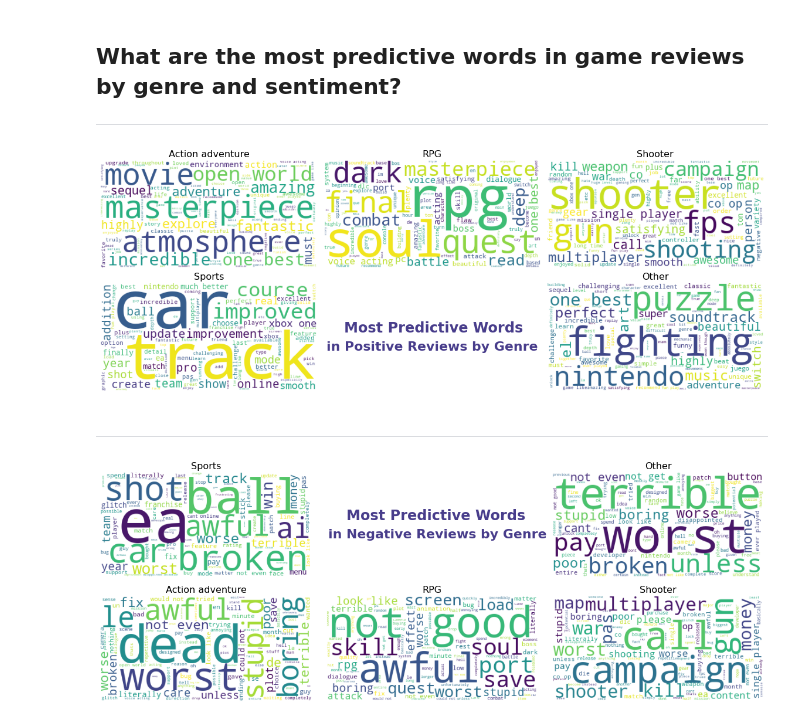
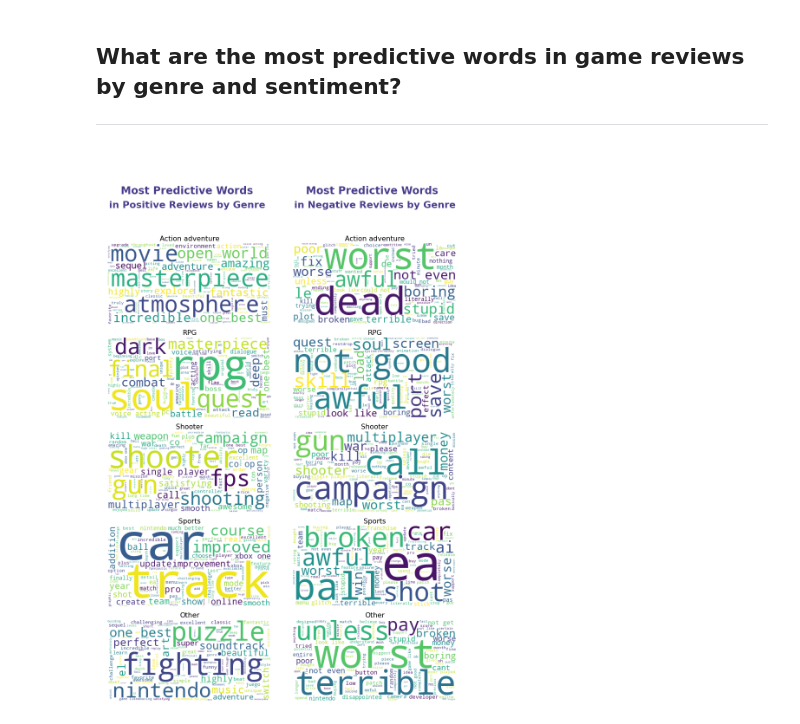
Before and after one commit to filiaguilar/Springboard-DS, a Jupyter notebook: Capstone 2/Exploratory Data Analysis.ipynb, the cells around one changed output. Cells and saved outputs as stored; diff of their text form; code cells hidden in the pictures.

```diff
--- a/Capstone 2/Exploratory Data Analysis.ipynb
+++ b/Capstone 2/Exploratory Data Analysis.ipynb
@@ -474,8 +449,6 @@ Action adventure games consist of words that align with story telling aspects su
 ## What are the most predictive words in game reviews by genre and sentiment?
 ***
 # %%
-from IPython.display import display, Markdown
-
 # Create term document matrix of all words with CountVectorizer
 cv = CountVectorizer(min_df=0.02, max_df=0.99, ngram_range=(1,2))
 X = cv.fit_transform(reviews)
@@ -487,14 +460,14 @@ lst_sents = list(df.usersentiment)
 
 # Reinstantiate iterator object for subplots
 genre = iter(genres)
-plt.rcParams['figure.figsize'] = [16, 6]
+plt.rcParams['figure.figsize'] = [12, 18]
 
 # Create a subplot for each positive genre review's word cloud
-for i in range(1,7):
-    if i == 5:
-        plt.subplot(2,3,i)
-        plt.text(0.095, 0.55, 'Most Predictive Words', fontsize=24, fontweight='bold', color='darkslateblue')
-        plt.text(0.015, 0.385, 'in Positive Reviews by Genre', fontsize=22, fontweight='bold', color='darkslateblue')
+for i in range(1,13,2):
+    if i == 1:
+        plt.subplot(6,2,i)
+        plt.text(0.12, 0.45, 'Most Predictive Words', fontsize=24, fontweight='bold', color='darkslateblue')
+        plt.text(0.055, 0.285, 'in Positive Reviews by Genre', fontsize=22, fontweight='bold', color='darkslateblue')
         plt.axis("off")
         plt.tight_layout(pad=1)
     else:
@@ -515,51 +488,46 @@ for i in range(1,7):
         predictive_words = {words[i]:np.exp(probs[i]) for i in ind}
 
         wc.generate_from_frequencies(predictive_words)
-        plt.subplot(2,3,i)
+        plt.subplot(6,2,i)
         plt.imshow(wc)
         plt.axis("off")
         plt.tight_layout(pad = 1)
         plt.title(g, fontsize=16)
-plt.show()
-
-display(Markdown('***'))
 
 # Reinstantiate iterator object for subplots
-genre = iter(['Sports','Other','Action adventure','RPG','Shooter'])
+genre = iter(genres)
 
 # Create a subplot for each negative genre review's word cloud
-for i in range(1,7):
+for i in range(2,13,2):
     if i == 2:
-        plt.subplot(2,3,i)
-        plt.text(0.095, 0.55, 'Most Predictive Words', fontsize=24, fontweight='bold', color='darkslateblue')
-        plt.text(0.01, 0.385, 'in Negative Reviews by Genre', fontsize=22, fontweight='bold', color='darkslateblue')
+        plt.subplot(6,2,i)
+        plt.text(0.12, 0.45, 'Most Predictive Words', fontsize=24, fontweight='bold', color='darkslateblue')
+        plt.text(0.055, 0.285, 'in Negative Reviews by Genre', fontsize=22, fontweight='bold', color='darkslateblue')
         plt.axis("off")
         plt.tight_layout(pad=1)
     else:
         g = next(genre)
         y = []
         for idx in range(len(df)):
             if lst_genres[idx] == g and lst_sents[idx] == 'negative':
                 y.append(1)
             else:
                 y.append(0)
 
         X_train, X_test, y_train, y_test = train_test_split(X, y, test_size=0.25, random_state=1)
         model = MultinomialNB().fit(X_train, y_train)
 
         x = np.eye(X_test.shape[1])
         probs = model.predict_log_proba(x)[:, 1]
         ind = np.argsort(probs)
         predictive_words = {words[i]:np.exp(probs[i]) for i in ind}
 
         wc.generate_from_frequencies(predictive_words)
-        plt.subplot(2,3,i)
+        plt.subplot(6,2,i)
         plt.imshow(wc)
         plt.axis("off")
         plt.tight_layout(pad = 1)
         plt.title(g, fontsize=16)
 plt.show()
 # %% [output]
-[figure, old version]
+[figure, new version]
-***
-[figure, removed]
```
Also changed, not shown: parts of 10 cells of this notebook, 1 other file.
